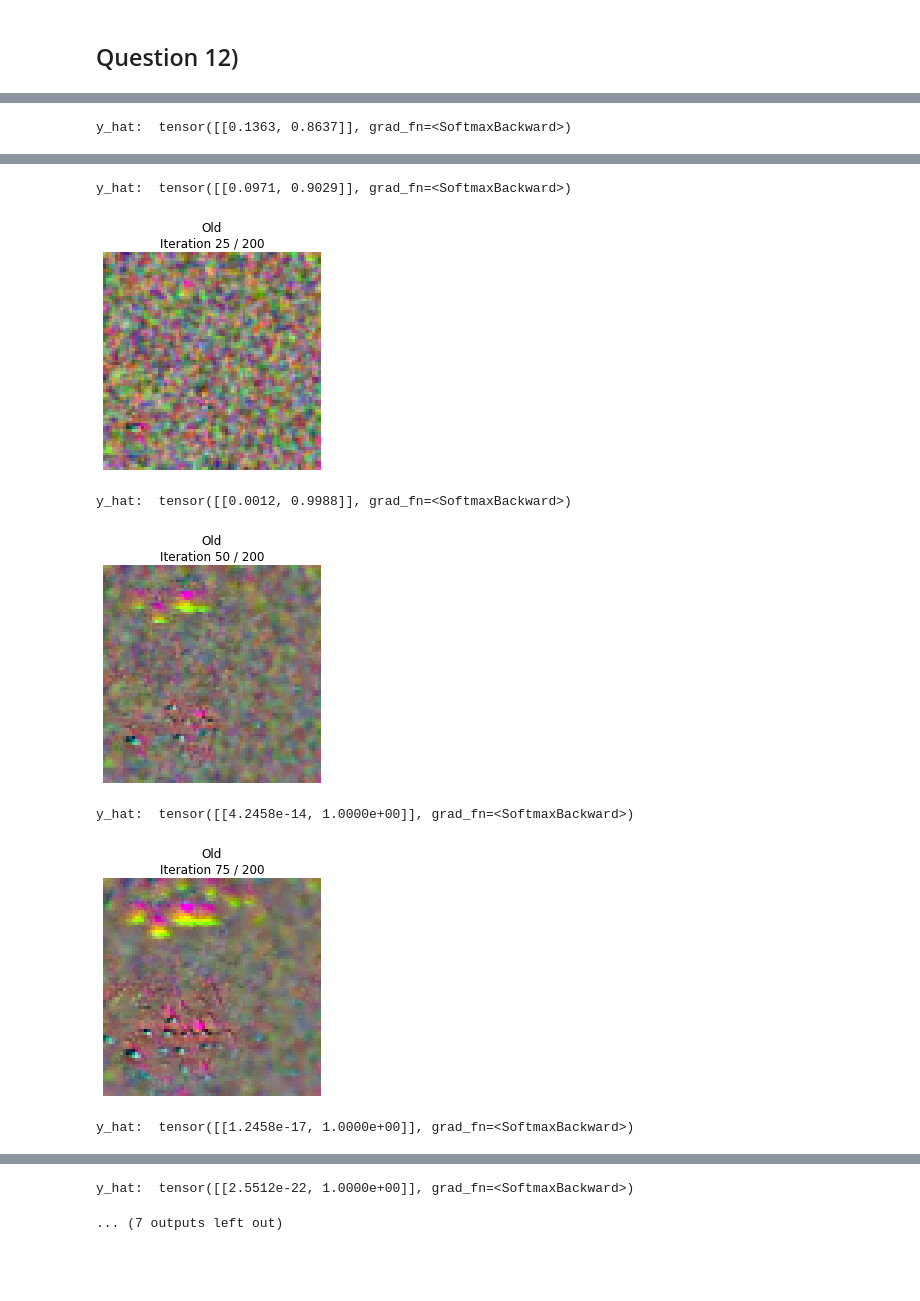
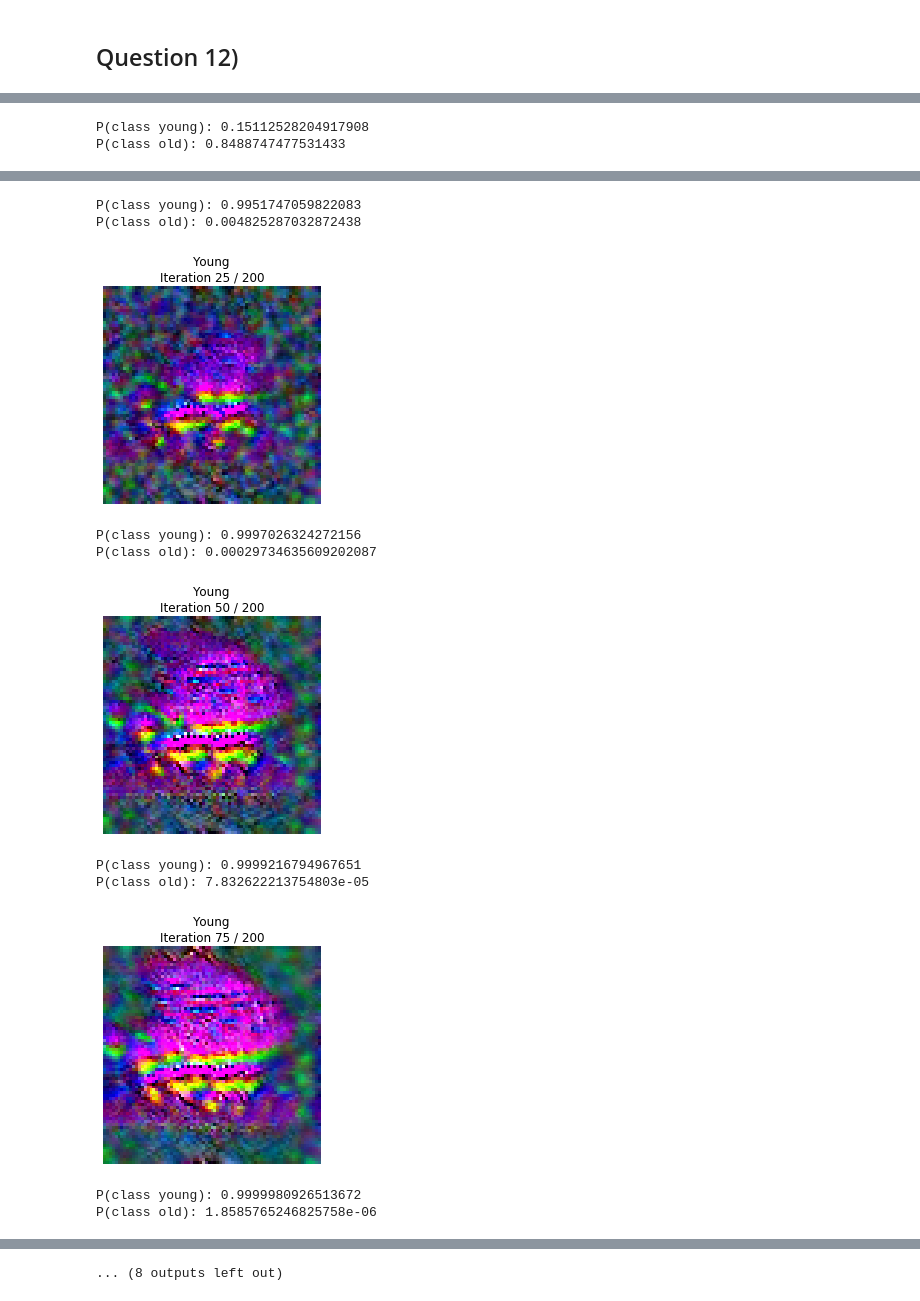
Before and after one commit to rogerlucena/iar, a Jupyter notebook: TDs/9/TP_classif/TME-DL-IAR.ipynb, the cells around one changed output, grey strips where cells are left out. Cells and saved outputs as stored; diff of their text form; code cells hidden in the pictures; blank space fills up the shorter version.

```diff
--- a/TDs/9/TP_classif/TME-DL-IAR.ipynb
+++ b/TDs/9/TP_classif/TME-DL-IAR.ipynb
@@ -261,0 +293,4 @@ plotdata(data, f[0:20], net, original=True) # print some images for which our ne
+# %%
+batch_enum = enumerate(data.loader_test)
+batch_idx, (testdata, testtargets) = next(batch_enum)
+print(testdata.shape)
@@ -262,5 +314,5 @@ plotdata(data, f[0:20], net, original=True) # print some images for which our ne
 # %%
-# Auxiliar functions
+# Auxiliar functions:
 
 def jitter(X, ox, oy):
     """
@@ -283,8 +335,8 @@ def jitter(X, ox, oy):
     return X
 
 # The two values below must be updated for the values of the dataset we have in hands
-SQUEEZENET_MEAN = np.array([0.485, 0.456, 0.406], dtype=np.float32)
-SQUEEZENET_STD = np.array([0.229, 0.224, 0.225], dtype=np.float32)
+MEAN = np.array([mean2.item(), mean1.item(), mean0.item()], dtype=np.float32) #[0.485, 0.456, 0.406]
+STD = np.array([std2.item(), std1.item(), std0.item()], dtype=np.float32) #[0.229, 0.224, 0.225]
 class_names = ['Young', 'Old']
 
 def blur_image(X_np, sigma=1):
@@ -295,8 +347,8 @@ def blur_image(X_np, sigma=1):
 def deprocess(img, should_rescale=True):
     transform = T.Compose([
         T.Lambda(lambda x: x[0]),
-        T.Normalize(mean=[0, 0, 0], std=(1.0 / SQUEEZENET_STD).tolist()),
-        T.Normalize(mean=(-SQUEEZENET_MEAN).tolist(), std=[1, 1, 1]),
+        T.Normalize(mean=[0, 0, 0], std=(1.0 / STD).tolist()),
+        T.Normalize(mean=(-MEAN).tolist(), std=[1, 1, 1]),
         T.Lambda(rescale) if should_rescale else T.Lambda(lambda x: x),
         T.ToPILImage(),
     ])
@@ -306,8 +358,7 @@ def preprocess(img, size=75):
     transform = T.Compose([
         T.Resize((size, size)),
         T.ToTensor(),
-        T.Normalize(mean=SQUEEZENET_MEAN.tolist(),
-                    std=SQUEEZENET_STD.tolist()),
+        T.Normalize(mean=MEAN.tolist(), std=STD.tolist()),
         T.Lambda(lambda x: x[None]),
     ])
     return transform(img)
@@ -345,14 +396,21 @@ def create_class_visualization(target_y, model, dtype, init_img=None, l2_reg=1e-
         img = init_img.clone().mul_(1.0).type(dtype)
     img.requires_grad = True
 
-    # show initial image:
+    # For initial image:
     plt.imshow(deprocess(img.clone().cpu()))
     class_name = class_names[target_y]
     plt.title('%s\nIteration %d / %d' % (class_name, 0, num_iterations))
     plt.gcf().set_size_inches(4, 4)
     plt.axis('off')
+
+    y_tilde = model(img)
+    y_hat = torch.nn.Softmax(dim=1)(y_tilde) # can be understood as the probabilities for each class
+    print('P(class young):', y_hat[0, 0].item(),
+        '\nP(class old):', y_hat[0, 1].item())
+
     plt.show()
 
+    # Starting the iterations:
     for t in range(num_iterations):
         # Randomly jitter the image a bit; this gives slightly nicer results
         ox, oy = random.randint(0, max_jitter), random.randint(0, max_jitter)
@@ -372,15 +430,18 @@ def create_class_visualization(target_y, model, dtype, init_img=None, l2_reg=1e-
 
         # As regularizer, clamp and periodically blur the image
         for c in range(3):
-            lo = float(-SQUEEZENET_MEAN[c] / SQUEEZENET_STD[c])
-            hi = float((1.0 - SQUEEZENET_MEAN[c]) / SQUEEZENET_STD[c])
+            lo = float(-MEAN[c] / STD[c])
+            hi = float((1.0 - MEAN[c]) / STD[c])
             img.data[:, c].clamp_(min=lo, max=hi)
         if t % blur_every == 0:
-            img.data = blur_image(img.data.cpu().numpy(), sigma=0.5)
+            img.data = blur_image(img.data.cpu().numpy(), sigma=0.6)
 
         # Periodically show the image
         if t == 0 or (t + 1) % show_every == 0 or t == num_iterations - 1:
-            print('y_hat: ', y_hat) # print the confidence about that class too, probabilities here
+            # Print the confidence about that class too, probabilities here
+            print('P(class young):', y_hat[0, 0].item(),
+                  '\nP(class old):', y_hat[0, 1].item()) # print the confidence about that class too, probabilities here
+
             # print('y_tilde: ', y_tilde)
             plt.imshow(deprocess(img.clone().cpu()))
             class_name = class_names[target_y]
@@ -398,7 +459,7 @@ net_12 = net
 net_12.type(dtype)
 
 # generating an image maximizing a chosen class having started from noise
-target_y = 1
+target_y = 0
 out = create_class_visualization(target_y, net_12, dtype, show_every=25,
                                  num_iterations=200)
 # %% [output]
@@ -406 +469,2 @@ out = create_class_visualization(target_y, net_12, dtype, show_every=25,
-y_hat:  tensor([[0.1363, 0.8637]], grad_fn=<SoftmaxBackward>)
+P(class young): 0.15112528204917908
+P(class old): 0.8488747477531433
@@ -408,7 +472,11 @@ y_hat:  tensor([[0.1363, 0.8637]], grad_fn=<SoftmaxBackward>)
-y_hat:  tensor([[0.0971, 0.9029]], grad_fn=<SoftmaxBackward>)
+P(class young): 0.9951747059822083
+P(class old): 0.004825287032872438
-[figure, old version]
+[figure, new version]
-y_hat:  tensor([[0.0012, 0.9988]], grad_fn=<SoftmaxBackward>)
+P(class young): 0.9997026324272156
+P(class old): 0.00029734635609202087
-[figure, old version]
+[figure, new version]
-y_hat:  tensor([[4.2458e-14, 1.0000e+00]], grad_fn=<SoftmaxBackward>)
+P(class young): 0.9999216794967651
+P(class old): 7.832622213754803e-05
-[figure, old version]
+[figure, new version]
-y_hat:  tensor([[1.2458e-17, 1.0000e+00]], grad_fn=<SoftmaxBackward>)
+P(class young): 0.9999980926513672
+P(class old): 1.8585765246825758e-06
@@ -416,4 +484,3 @@ y_hat:  tensor([[1.2458e-17, 1.0000e+00]], grad_fn=<SoftmaxBackward>)
-y_hat:  tensor([[2.5512e-22, 1.0000e+00]], grad_fn=<SoftmaxBackward>)
-... (7 outputs left out)
+... (8 outputs left out)
 # %%
 # Maximizing a chosen class starting from a given image
```
Also changed, not shown: parts of 15 cells of this notebook, 8 other files.
